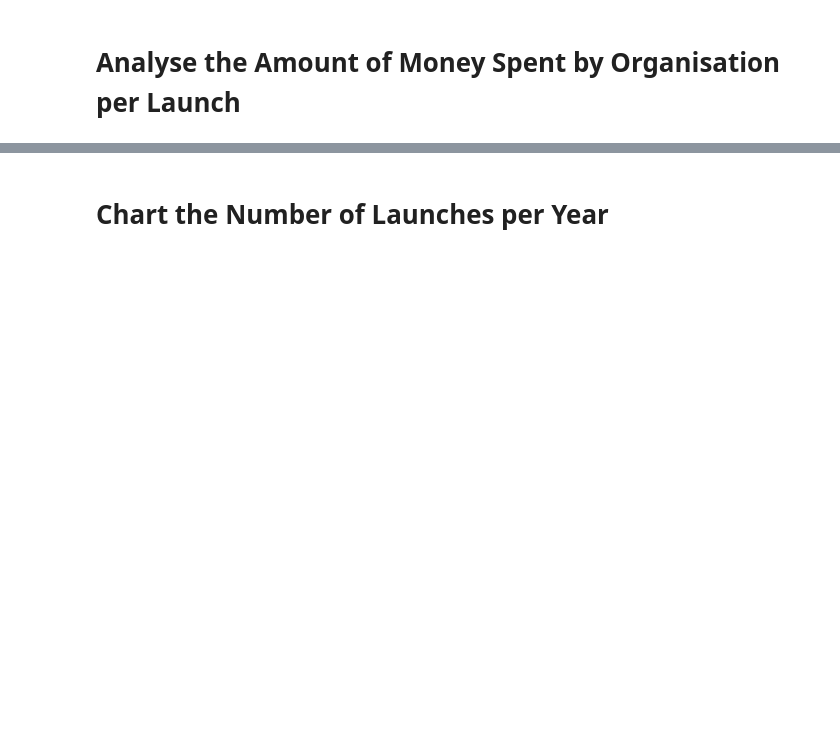
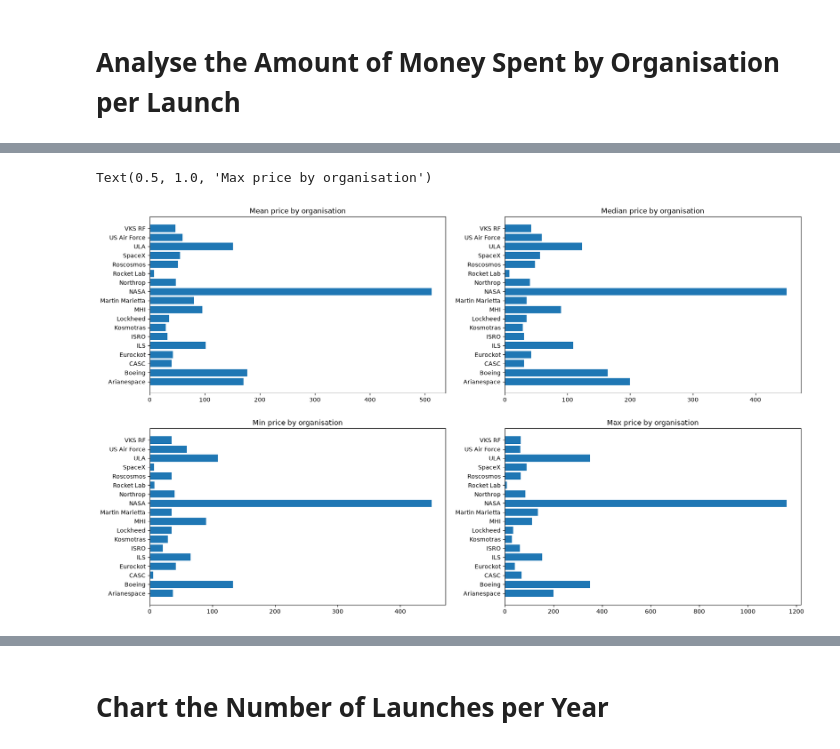
Before and after one commit to Archie-jpg/Space-Race-Analysis, a Jupyter notebook: Space_Missions_Analysis.ipynb, the cells around one changed output, grey strips where cells are left out. Cells and saved outputs as stored; diff of their text form; code cells hidden in the pictures; blank space fills up the shorter version.

```diff
--- a/Space_Missions_Analysis.ipynb
+++ b/Space_Missions_Analysis.ipynb
@@ -348,0 +461,23 @@ fig.show()
+# %%
+launch_price_by_organisation_with_multiple = launch_price_by_organisation[launch_price_by_organisation["count"] >= 5]
+
+ax: plt.Axes
+fig, ax = plt.subplots(nrows=2, ncols=2, figsize=(20, 12))
+mean_price = ax[0][0]
+mean_price.barh(data=launch_price_by_organisation_with_multiple, y="Organisation", width="mean")
+mean_price.set_title("Mean price by organisation")
+
+median_price = ax[0][1]
+median_price.barh(data=launch_price_by_organisation_with_multiple, y="Organisation", width="median")
+median_price.set_title("Median price by organisation")
+
+min_price = ax[1][0]
+min_price.barh(data=launch_price_by_organisation_with_multiple, y="Organisation", width="min")
+min_price.set_title("Min price by organisation")
+
+max_price = ax[1][1]
+max_price.barh(data=launch_price_by_organisation_with_multiple, y="Organisation", width="max")
+max_price.set_title("Max price by organisation")
+# %% [output]
+Text(0.5, 1.0, 'Max price by organisation')
+[figure, added]
```
Also changed, not shown: parts of 13 cells of this notebook.
